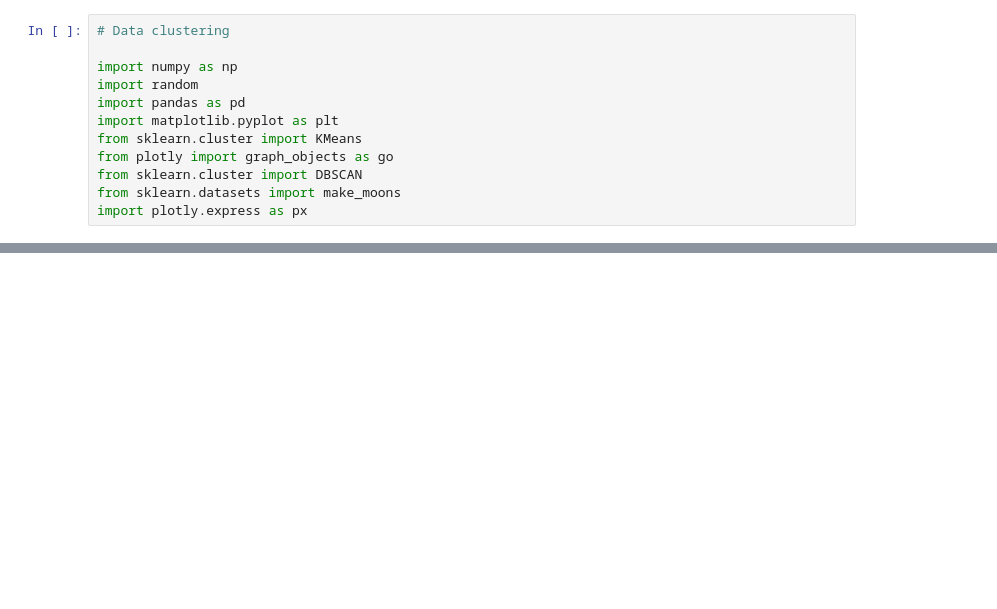
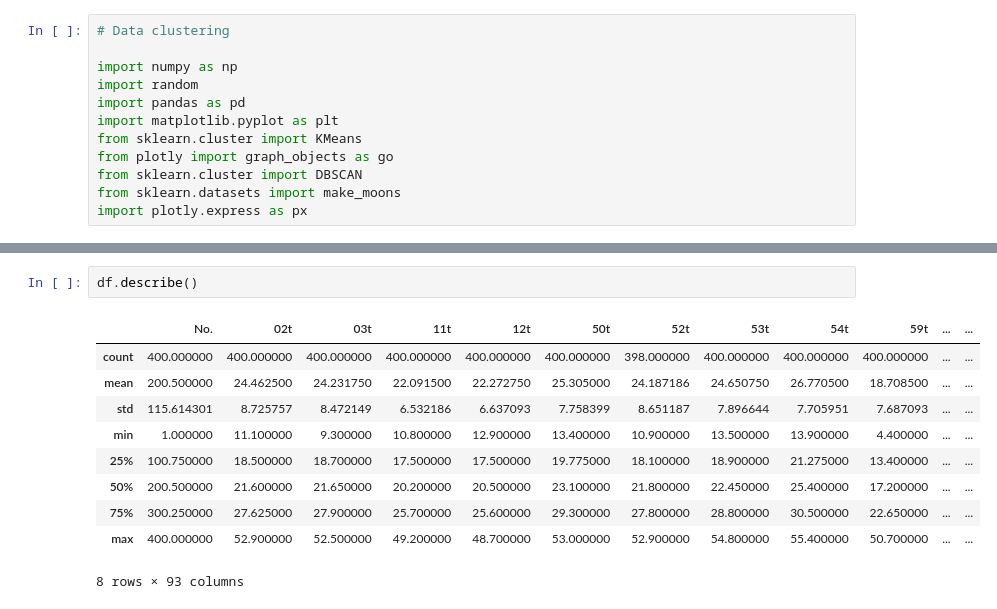
Before and after one commit to Taihenc/2110405-AI-ML, a Jupyter notebook: hw_clustering.ipynb, the cells around one changed output, grey strips where cells are left out. Cells and saved outputs as stored; diff of their text form; blank space fills up the shorter version.

```diff
--- a/hw_clustering.ipynb
+++ b/hw_clustering.ipynb
@@ -37,0 +34,13 @@ memory usage: 297.0+ KB
+# %%
+df.describe()
+# %% [output]
+|  | No. | 02t | 03t | 11t | 12t | 50t | 52t | 53t | 54t | 59t | ... | ... |
+| count | 400.000000 | 400.000000 | 400.000000 | 400.000000 | 400.000000 | 400.000000 | 398.000000 | 400.000000 | 400.000000 | 400.000000 | ... | ... |
+| mean | 200.500000 | 24.462500 | 24.231750 | 22.091500 | 22.272750 | 25.305000 | 24.187186 | 24.650750 | 26.770500 | 18.708500 | ... | ... |
+| std | 115.614301 | 8.725757 | 8.472149 | 6.532186 | 6.637093 | 7.758399 | 8.651187 | 7.896644 | 7.705951 | 7.687093 | ... | ... |
+| min | 1.000000 | 11.100000 | 9.300000 | 10.800000 | 12.900000 | 13.400000 | 10.900000 | 13.500000 | 13.900000 | 4.400000 | ... | ... |
+| 25% | 100.750000 | 18.500000 | 18.700000 | 17.500000 | 17.500000 | 19.775000 | 18.100000 | 18.900000 | 21.275000 | 13.400000 | ... | ... |
+| 50% | 200.500000 | 21.600000 | 21.650000 | 20.200000 | 20.500000 | 23.100000 | 21.800000 | 22.450000 | 25.400000 | 17.200000 | ... | ... |
+| 75% | 300.250000 | 27.625000 | 27.900000 | 25.700000 | 25.600000 | 29.300000 | 27.800000 | 28.800000 | 30.500000 | 22.650000 | ... | ... |
+| max | 400.000000 | 52.900000 | 52.500000 | 49.200000 | 48.700000 | 53.000000 | 52.900000 | 54.800000 | 55.400000 | 50.700000 | ... | ... |
+8 rows × 93 columns
```
Also changed, not shown: parts of 12 cells of this notebook, 1 other file.
